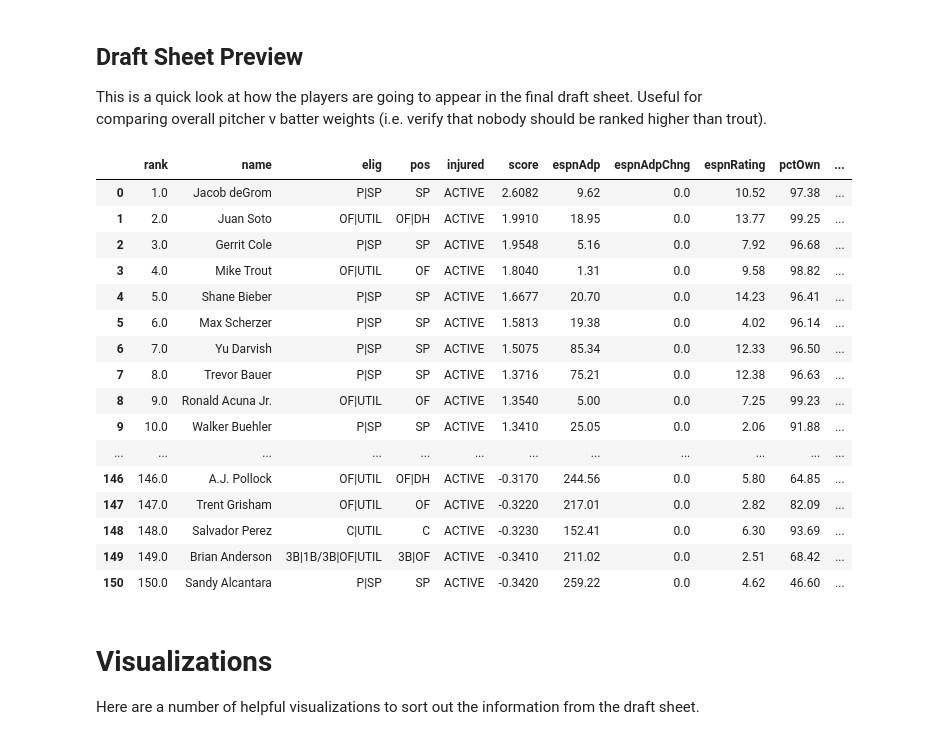
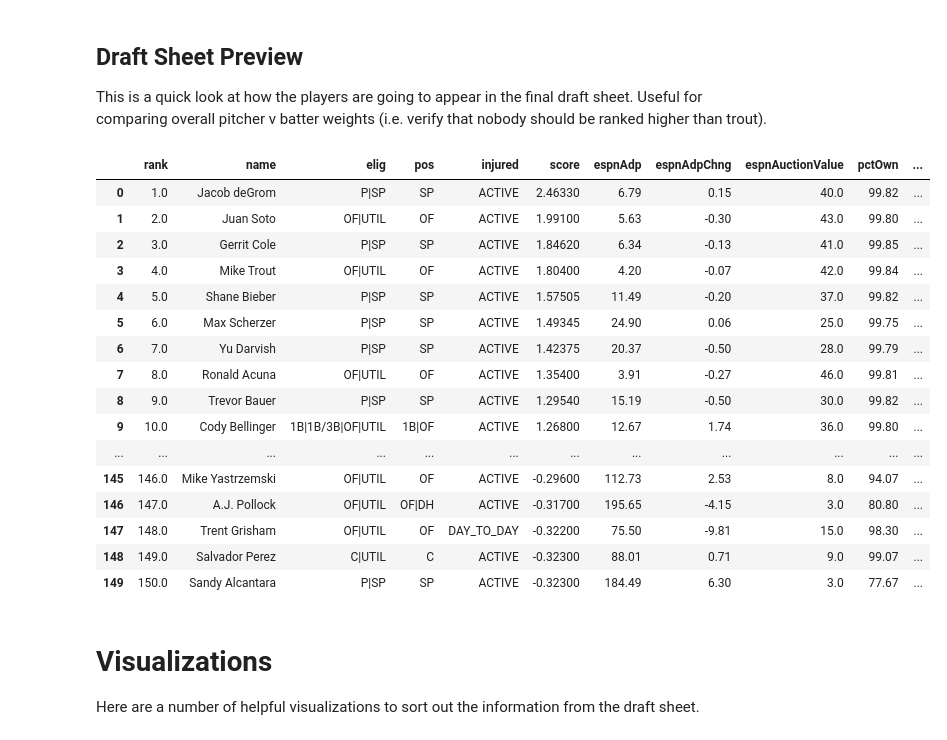
Before and after one commit to zmsy/notebooks, a Jupyter notebook: player_z_scores_preseason.ipynb, the cells around one changed output. Drawn from its saved outputs; the diff is of its cells as text; code cells hidden in the pictures.

Commit message:
Update w improved name replacements + MCS stats

```diff
--- a/player_z_scores_preseason.ipynb
+++ b/player_z_scores_preseason.ipynb
@@ -96,21 +108,3 @@ print() # prevent df from printing
 ### Replace Player Names with Canonical ESPN Names
 
 Multiple inputs have different spellings or variations on player names. The ESPN ones are considered gospel for this analysis.
-# %%
-# source name -> espn name
-name_replacements = {
-    "Peter Alonso": "Pete Alonso",
-    "Michael Soroka": "Mike Soroka",
-    "Joshua James": "Josh James",
-    "Giovanny Urshela": "Gio Urshela",
-    "Kwang-hyun Kim": "Kwang-Hyun Kim"
-}
-
-def replace_names(name):
-    """
-    If a name is in the name_replacements list, get it. Otherwise return the rows name.
-    """
-    return name_replacements.get(name, name)
-
-dfb['name'] = dfb['name'].apply(lambda x: replace_names(x))
-dfp['name'] = dfp['name'].apply(lambda x: replace_names(x))
@@ -154,7 +223,7 @@ dfp_score_cols = {
 }
 
 dfb_weight = 1.0
-dfp_weight = 0.9
+dfp_weight = 0.85
 
 # get all of the score columns for maximum z-scoring
 dfb_score_col_names = [x + "_score" for x in dfb_score_cols.keys()]
@@ -252,8 +321,15 @@ df = pd.concat([
 df.rename(columns = {'total_z_score':'score'}, inplace = True)
 
 # merge in ESPN player data
-dfd = pd.merge(df, dfe, left_on=['name', 'catg'], right_on=['name', 'catg'], how='left')
-dfd.dropna(inplace=True)
+dfz = pd.merge(df, dfe, left_on=['name', 'catg'], right_on=['name', 'catg'], how='left')
+dfd = pd.merge(dfz, dfmcs, on='name', how='left')
+
+# fill in missing type values, need to adjust names later
+dfd['elig'] = dfd['elig'].astype('str').replace(to_replace='nan', value='')
+dfd['pos'] = dfd['pos'].astype('str').replace(to_replace='nan', value='')
+
+# nix any missing rows at this point
+# dfd.dropna(inplace=True)
 # %% [markdown]
 ## Create Positional Scarcity Metrics
 
@@ -298,8 +374,8 @@ dfd['rank'] = dfd['score'].rank(ascending=False, method='first', na_option='bott
 
 In order to make the outputs more usable, apply a number of color stylings and ranking scale sliders to the actual xlsx file.
 # %%
-dfd = dfd[['rank','name','elig','pos','injured','score','espnAdp','espnAdpChng','espnRating','pctOwn',
-    'pctStart','catg','catgRank','shallowestPos','shallowestPosRank','primaryPos','primaryPosRank']]
+dfd = dfd[['rank','name','elig','pos','injured','score','espnAdp','espnAdpChng','espnAuctionValue','pctOwn',
+    'pctStart','catg','catgRank','primaryPos','primaryPosRank', 'werth', 'werthRank', 'posAdjWerth']]
 # %% [markdown]
 ## Write Excel files for distribution
 # %%
@@ -312,27 +388,25 @@ with pd.ExcelWriter('fantasy2021.xlsx') as writer:
 
 This is a quick look at how the players are going to appear in the final draft sheet. Useful for comparing overall pitcher v batter weights (i.e. verify that nobody should be ranked higher than trout).
 # %%
-dfd[
-    (dfd['pctOwn'] > 5.0)
-].sort_values(by='score', ascending=False).head(150)
+dfd.sort_values(by='score', ascending=False).head(150)
 # %% [output]
-|  | rank | name | elig | pos | injured | score | espnAdp | espnAdpChng | espnRating | pctOwn | ... |
-| 0 | 1.0 | Jacob deGrom | P|SP | SP | ACTIVE | 2.6082 | 9.62 | 0.0 | 10.52 | 97.38 | ... |
-| 1 | 2.0 | Juan Soto | OF|UTIL | OF|DH | ACTIVE | 1.9910 | 18.95 | 0.0 | 13.77 | 99.25 | ... |
-| 2 | 3.0 | Gerrit Cole | P|SP | SP | ACTIVE | 1.9548 | 5.16 | 0.0 | 7.92 | 96.68 | ... |
-| 3 | 4.0 | Mike Trout | OF|UTIL | OF | ACTIVE | 1.8040 | 1.31 | 0.0 | 9.58 | 98.82 | ... |
-| 4 | 5.0 | Shane Bieber | P|SP | SP | ACTIVE | 1.6677 | 20.70 | 0.0 | 14.23 | 96.41 | ... |
-| 5 | 6.0 | Max Scherzer | P|SP | SP | ACTIVE | 1.5813 | 19.38 | 0.0 | 4.02 | 96.14 | ... |
-| 6 | 7.0 | Yu Darvish | P|SP | SP | ACTIVE | 1.5075 | 85.34 | 0.0 | 12.33 | 96.50 | ... |
-| 7 | 8.0 | Trevor Bauer | P|SP | SP | ACTIVE | 1.3716 | 75.21 | 0.0 | 12.38 | 96.63 | ... |
-| 8 | 9.0 | Ronald Acuna Jr. | OF|UTIL | OF | ACTIVE | 1.3540 | 5.00 | 0.0 | 7.25 | 99.23 | ... |
-| 9 | 10.0 | Walker Buehler | P|SP | SP | ACTIVE | 1.3410 | 25.05 | 0.0 | 2.06 | 91.88 | ... |
+|  | rank | name | elig | pos | injured | score | espnAdp | espnAdpChng | espnAuctionValue | pctOwn | ... |
+| 0 | 1.0 | Jacob deGrom | P|SP | SP | ACTIVE | 2.46330 | 6.79 | 0.15 | 40.0 | 99.82 | ... |
+| 1 | 2.0 | Juan Soto | OF|UTIL | OF | ACTIVE | 1.99100 | 5.63 | -0.30 | 43.0 | 99.80 | ... |
+| 2 | 3.0 | Gerrit Cole | P|SP | SP | ACTIVE | 1.84620 | 6.34 | -0.13 | 41.0 | 99.85 | ... |
+| 3 | 4.0 | Mike Trout | OF|UTIL | OF | ACTIVE | 1.80400 | 4.20 | -0.07 | 42.0 | 99.84 | ... |
+| 4 | 5.0 | Shane Bieber | P|SP | SP | ACTIVE | 1.57505 | 11.49 | -0.20 | 37.0 | 99.82 | ... |
+| 5 | 6.0 | Max Scherzer | P|SP | SP | ACTIVE | 1.49345 | 24.90 | 0.06 | 25.0 | 99.75 | ... |
+| 6 | 7.0 | Yu Darvish | P|SP | SP | ACTIVE | 1.42375 | 20.37 | -0.50 | 28.0 | 99.79 | ... |
+| 7 | 8.0 | Ronald Acuna | OF|UTIL | OF | ACTIVE | 1.35400 | 3.91 | -0.27 | 46.0 | 99.81 | ... |
+| 8 | 9.0 | Trevor Bauer | P|SP | SP | ACTIVE | 1.29540 | 15.19 | -0.50 | 30.0 | 99.82 | ... |
+| 9 | 10.0 | Cody Bellinger | 1B|1B/3B|OF|UTIL | 1B|OF | ACTIVE | 1.26800 | 12.67 | 1.74 | 36.0 | 99.80 | ... |
 | ... | ... | ... | ... | ... | ... | ... | ... | ... | ... | ... | ... |
-| 146 | 146.0 | A.J. Pollock | OF|UTIL | OF|DH | ACTIVE | -0.3170 | 244.56 | 0.0 | 5.80 | 64.85 | ... |
-| 147 | 147.0 | Trent Grisham | OF|UTIL | OF | ACTIVE | -0.3220 | 217.01 | 0.0 | 2.82 | 82.09 | ... |
-| 148 | 148.0 | Salvador Perez | C|UTIL | C | ACTIVE | -0.3230 | 152.41 | 0.0 | 6.30 | 93.69 | ... |
-| 149 | 149.0 | Brian Anderson | 3B|1B/3B|OF|UTIL | 3B|OF | ACTIVE | -0.3410 | 211.02 | 0.0 | 2.51 | 68.42 | ... |
-| 150 | 150.0 | Sandy Alcantara | P|SP | SP | ACTIVE | -0.3420 | 259.22 | 0.0 | 4.62 | 46.60 | ... |
+| 145 | 146.0 | Mike Yastrzemski | OF|UTIL | OF | ACTIVE | -0.29600 | 112.73 | 2.53 | 8.0 | 94.07 | ... |
+| 146 | 147.0 | A.J. Pollock | OF|UTIL | OF|DH | ACTIVE | -0.31700 | 195.65 | -4.15 | 3.0 | 80.80 | ... |
+| 147 | 148.0 | Trent Grisham | OF|UTIL | OF | DAY_TO_DAY | -0.32200 | 75.50 | -9.81 | 15.0 | 98.30 | ... |
+| 148 | 149.0 | Salvador Perez | C|UTIL | C | ACTIVE | -0.32300 | 88.01 | 0.71 | 9.0 | 99.07 | ... |
+| 149 | 150.0 | Sandy Alcantara | P|SP | SP | ACTIVE | -0.32300 | 184.49 | 6.30 | 3.0 | 77.67 | ... |
 # %% [markdown]
 # Visualizations
 
```
Also changed, not shown: parts of 4 cells of this notebook, 1 other file.
